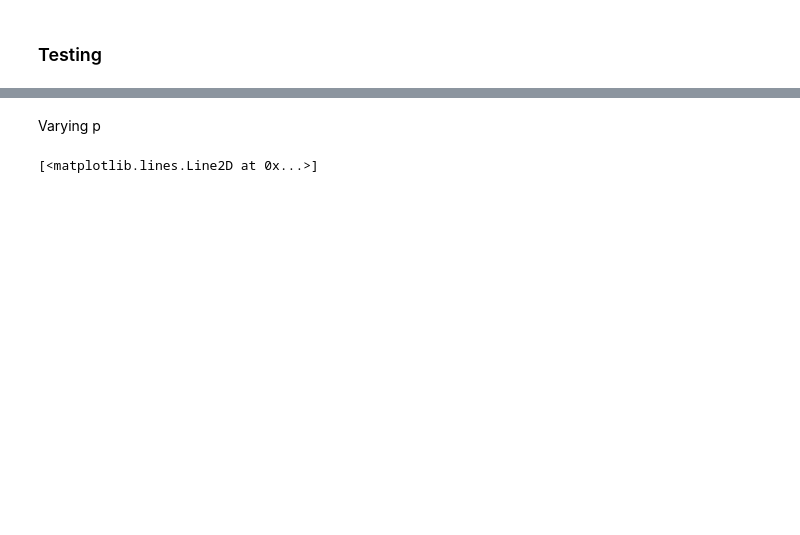
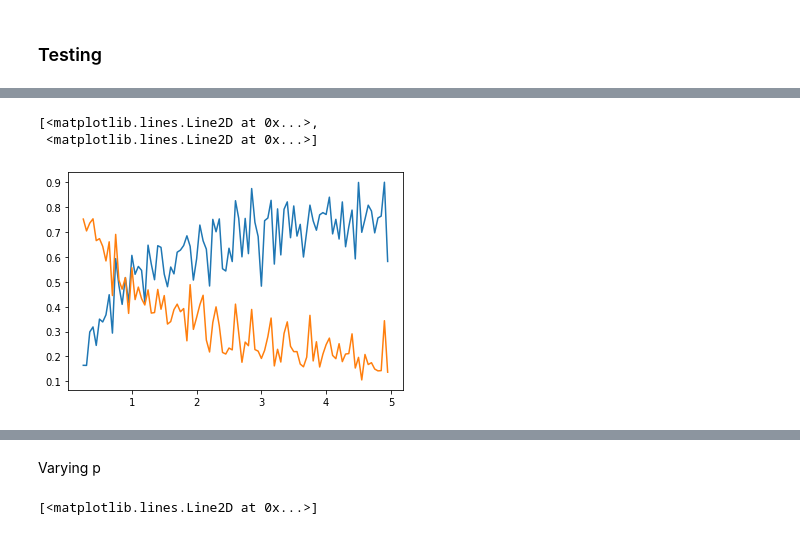
Before and after one commit to RassssD/Diss-model, a Jupyter notebook: Diss_model.ipynb, the cells around one changed output, grey strips where cells are left out. Drawn from its saved outputs; the diff is of its cells as text; code cells hidden in the pictures; blank space fills up the shorter version.

```diff
--- a/Diss_model.ipynb
+++ b/Diss_model.ipynb
@@ -582,0 +614,32 @@ plt.plot(rho_list, SES_assortativity_list)
+# %%
+
+# initial nodes and time
+initial_n = 0
+T = 100
+
+p = 0.25
+
+# parent nodes and prob
+m = 4
+pm_o = p
+
+# parent neighbours and prob
+n = 16
+pn_o = p
+
+rho = 3
+
+# p high SES
+p_SES_high = 0.5
+
+rho_list = np.arange(0.25, 5, 0.05)
+test_sims = [JacksonSimulationV2(initial_n, T, m, pm_o, n, pn_o, p_SES_high, biased=True, rho=rho_val) for rho_val in rho_list]
+
+
+H_shares = np.transpose([new_sim.helper_functions().average_neighbour_type_per_SES(sim.graph_history[-1]) for sim in test_sims])
+
+plt.plot(rho_list, H_shares[0], rho_list, H_shares[1])
+# %% [output]
+[<matplotlib.lines.Line2D at 0x...>,
+ <matplotlib.lines.Line2D at 0x...>]
+[figure, added]
```
Also changed, not shown: parts of 8 cells of this notebook, 1 other file.
